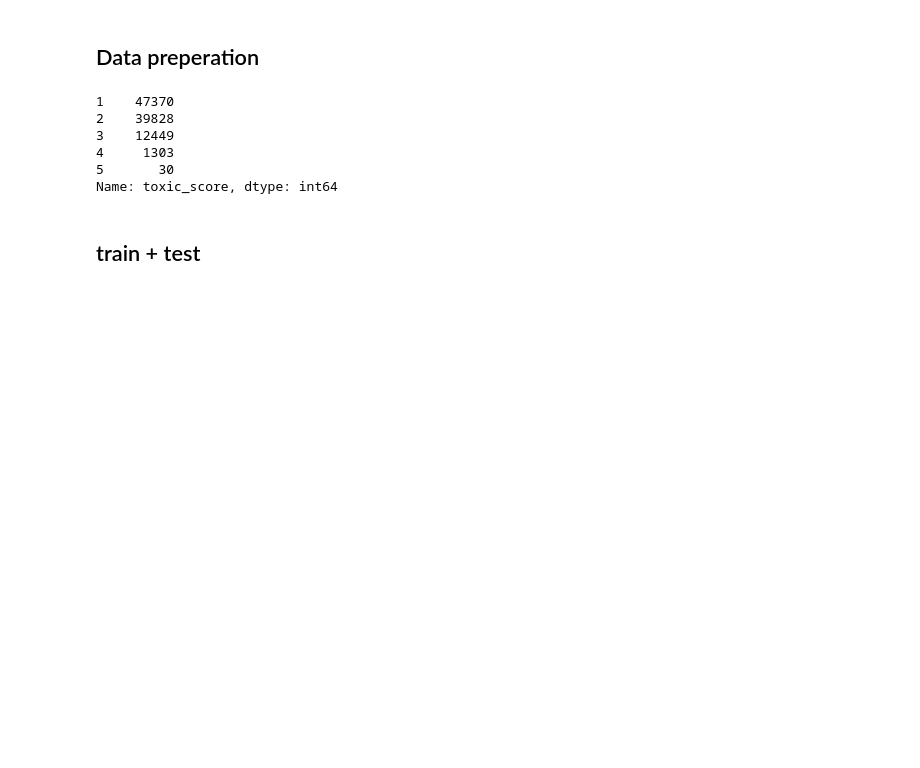
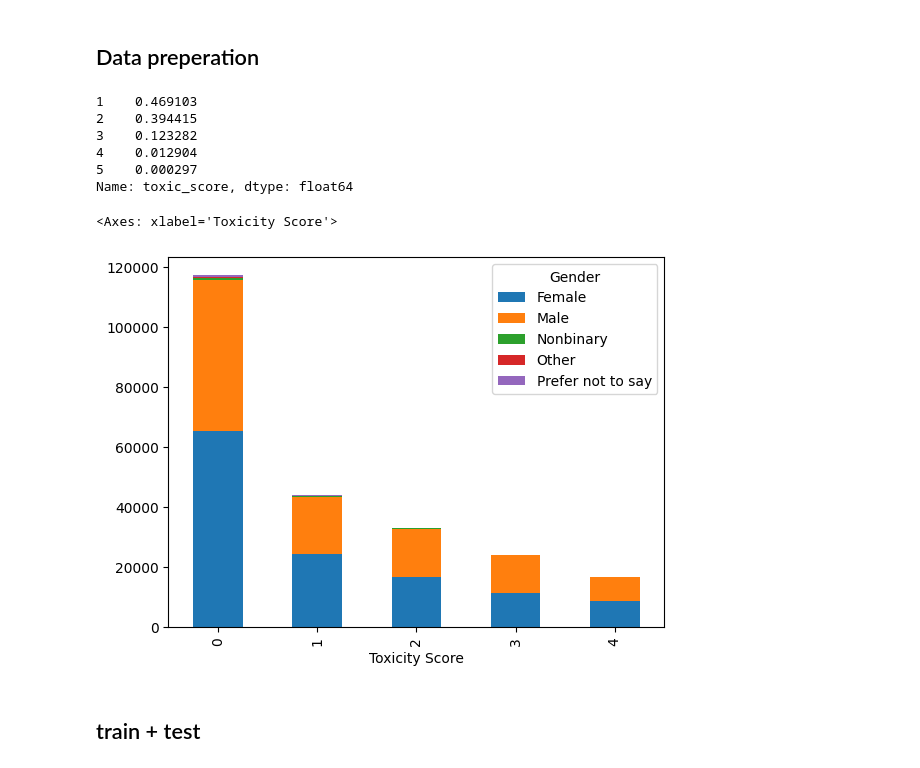
Before and after one commit to yarakhater/annotator_disagreement, a Jupyter notebook: nn-classifier.ipynb, the cells around one changed output. Saved outputs shown, nothing was run; the diff lists cells and outputs as text; code cells hidden in the pictures; blank space fills up the shorter version.

```diff
--- a/nn-classifier.ipynb
+++ b/nn-classifier.ipynb
@@ -250,6 +252,7 @@ text_df['text_ids'] = text_df['comment'].apply(lambda x: x.split())
 text_df['text_ids'] = text_df['text_ids'].apply(fasttext_vocab)
 
 annotations_df["text_ids"] = annotations_df["sentence_id"].map(text_df.set_index("sentence_id")["text_ids"])
+annotations_df["gender"] = annotations_df["worker_id"].map(annotators_df.set_index("worker_id")["gender"])
 
 
 annotator_ids = annotators_df['worker_id'].unique().tolist()
@@ -268,14 +271,22 @@ test_df = test_df.sample(frac=1)
 # %%
 #show how many unique labels each sentence has
 x = annotations_df.groupby('sentence_id').agg({'toxic_score': lambda x: list(x)})
-x['toxic_score'].apply(lambda x: len(set(x))).value_counts()
+x['toxic_score'].apply(lambda x: len(set(x))).value_counts()/len(x)
 # %% [output]
-1    47370
-2    39828
-3    12449
-4     1303
-5       30
-Name: toxic_score, dtype: int64
+1    0.469103
+2    0.394415
+3    0.123282
+4    0.012904
+5    0.000297
+Name: toxic_score, dtype: float64
+# %%
+data = pd.DataFrame({'Toxicity Score': annotations_df['toxic_score'], 'Gender': annotations_df['gender']})
+grouped_data = data.groupby(['Toxicity Score', 'Gender']).size().reset_index(name='Count')
+pivot_table = grouped_data.pivot(index='Toxicity Score', columns='Gender', values='Count')
+pivot_table.plot(kind='bar', stacked=True)
+# %% [output]
+<Axes: xlabel='Toxicity Score'>
+[figure, added]
 # %% [markdown]
 ## train + test
 # %%
```
Also changed, not shown: parts of 25 cells of this notebook, 1 other file.
